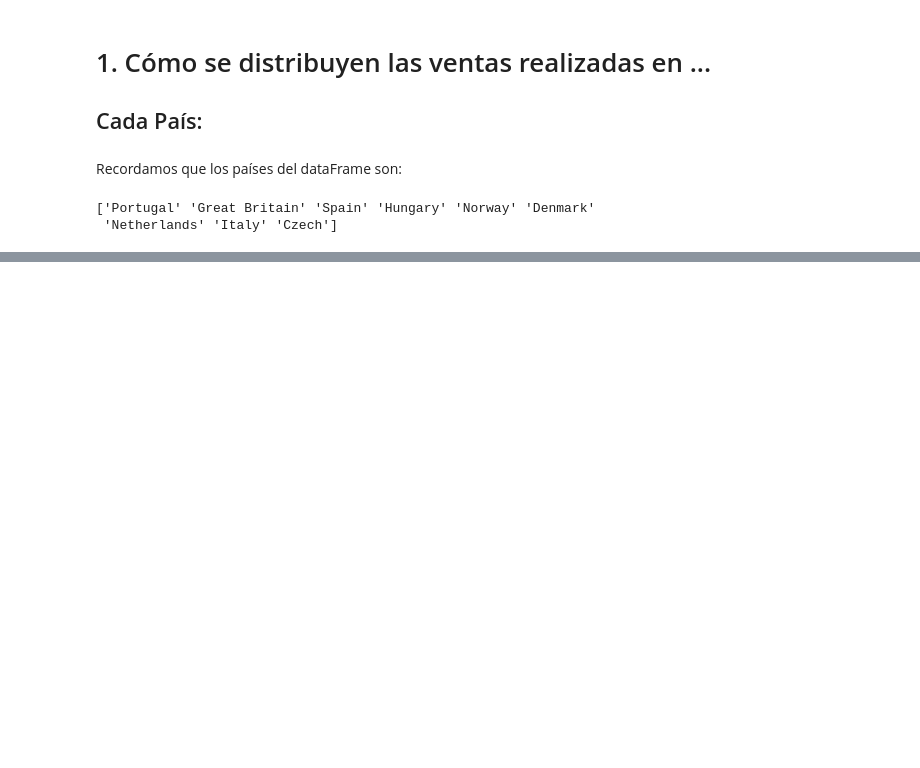
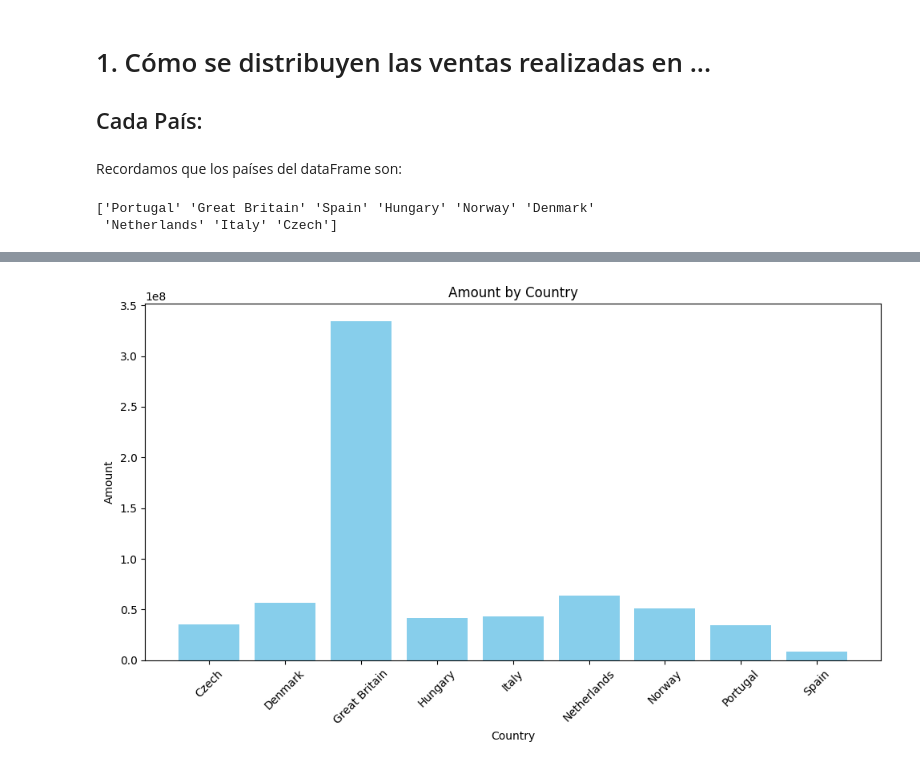
Before and after one commit to anruki/UFV_Visualizacion, a Jupyter notebook: EjerciciosClase/Ventas.ipynb, the cells around one changed output, grey strips where cells are left out. Cells and saved outputs as stored; diff of their text form; code cells hidden in the pictures; blank space fills up the shorter version.

```diff
--- a/EjerciciosClase/Ventas.ipynb
+++ b/EjerciciosClase/Ventas.ipynb
@@ -628,0 +658,3 @@ print(paises)
+# %%
+# Agrupamos los datos por pais y sumamos los valores de ventas (AMOUNT) para cada combinación
+actuals_grouped = actuals.groupby(['COUNTRY'])['AMOUNT'].sum().reset_index()
@@ -628,0 +682,18 @@ print(paises)
+# %%
+# Create a bar plot
+plt.figure(figsize=(10, 6))
+plt.bar(actuals_grouped['COUNTRY'], actuals_grouped['AMOUNT'], color='skyblue')
+
+# Add labels and title
+plt.xlabel('Country')
+plt.ylabel('Amount')
+plt.title('Amount by Country')
+
+# Rotate x-axis labels for better readability
+plt.xticks(rotation=45)
+
+# Display the plot
+plt.tight_layout()
+plt.show()
+# %% [output]
+[figure, added]
```
Also changed, not shown: parts of 8 cells of this notebook.
